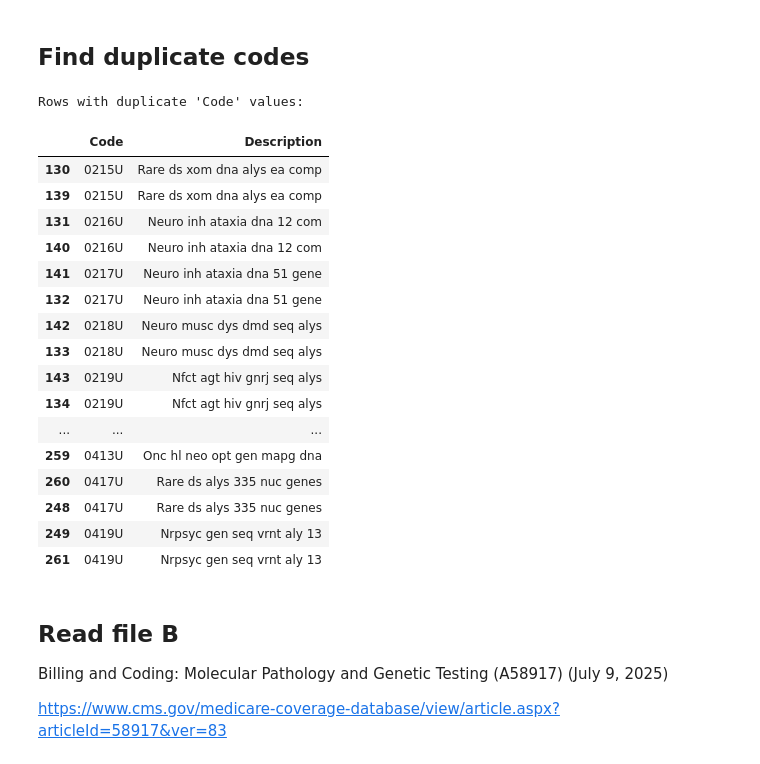
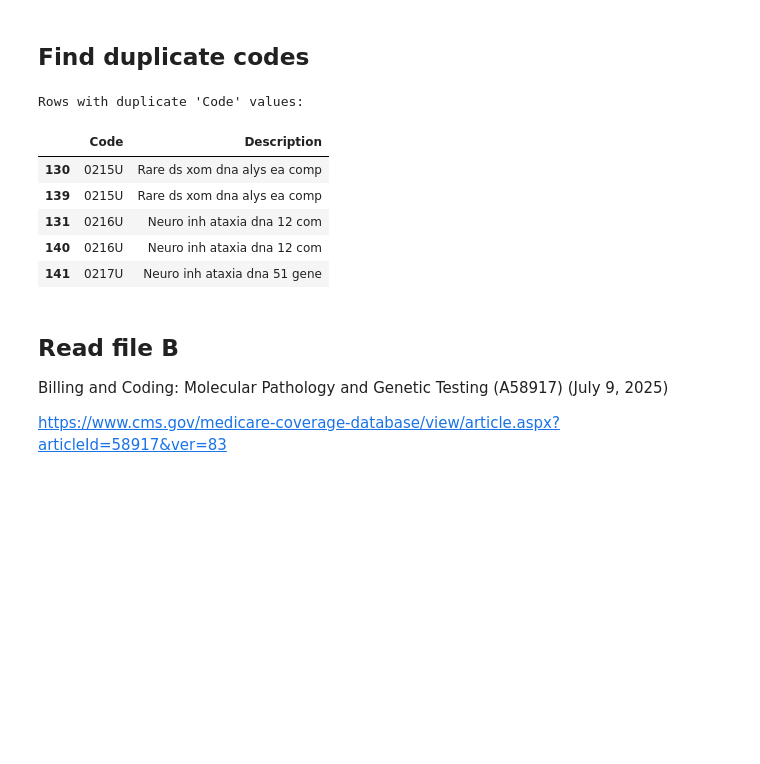
Before and after one commit to jeremyjyang/unmchp, a Jupyter notebook: colab/CPT_compare.ipynb, the cells around one changed output. Drawn from its saved outputs; the diff is of its cells as text; code cells hidden in the pictures; blank space fills up the shorter version.

```diff
--- a/colab/CPT_compare.ipynb
+++ b/colab/CPT_compare.ipynb
@@ -39,29 +51,18 @@ The number of unique values in the 'Code' column is: 589
 # %%
 duplicate_rowsA = dfA[dfA.duplicated(subset=['Code'], keep=False)]
 if not duplicate_rowsA.empty:
   print("Rows with duplicate 'Code' values:")
-  display(duplicate_rowsA.sort_values(by='Code'))
+  display(duplicate_rowsA.sort_values(by='Code').head())
 else:
   print("No duplicate values found in 'Code' column.")
 # %% [output]
 Rows with duplicate 'Code' values:
 |  | Code | Description |
 | 130 | 0215U | Rare ds xom dna alys ea comp |
 | 139 | 0215U | Rare ds xom dna alys ea comp |
 | 131 | 0216U | Neuro inh ataxia dna 12 com |
 | 140 | 0216U | Neuro inh ataxia dna 12 com |
 | 141 | 0217U | Neuro inh ataxia dna 51 gene |
-| 132 | 0217U | Neuro inh ataxia dna 51 gene |
-| 142 | 0218U | Neuro musc dys dmd seq alys |
-| 133 | 0218U | Neuro musc dys dmd seq alys |
-| 143 | 0219U | Nfct agt hiv gnrj seq alys |
-| 134 | 0219U | Nfct agt hiv gnrj seq alys |
-| ... | ... | ... |
-| 259 | 0413U | Onc hl neo opt gen mapg dna |
-| 260 | 0417U | Rare ds alys 335 nuc genes |
-| 248 | 0417U | Rare ds alys 335 nuc genes |
-| 249 | 0419U | Nrpsyc gen seq vrnt aly 13 |
-| 261 | 0419U | Nrpsyc gen seq vrnt aly 13 |
 # %% [markdown]
 ## Read file B
 
```
Also changed, not shown: parts of 33 cells of this notebook.
